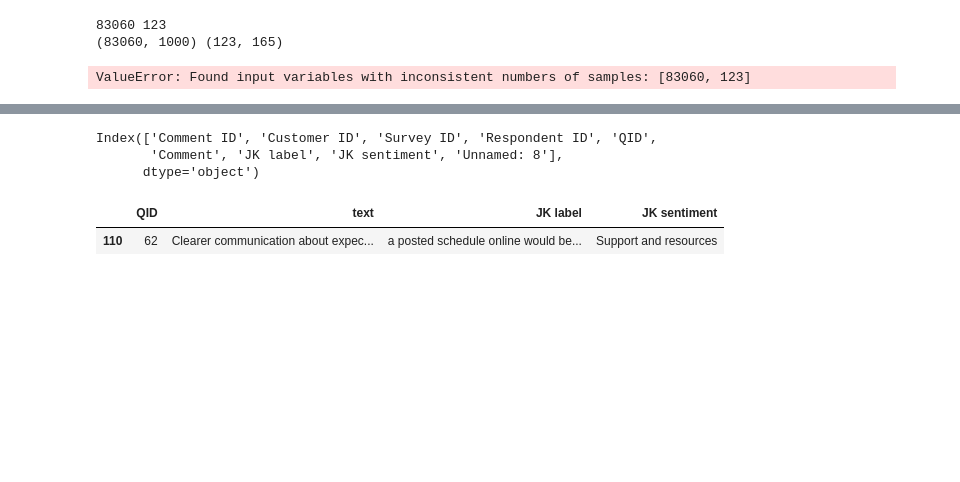
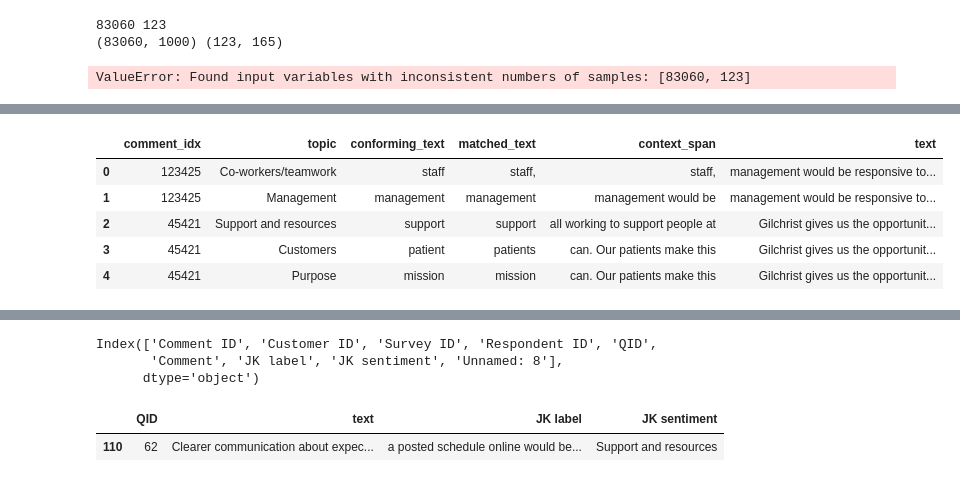
Before and after one commit to mtv2101/insight_2020a_project, a Jupyter notebook: Activated_Insights_consulting/topic_model_2.ipynb, the cells around one changed output, grey strips where cells are left out. Cells and saved outputs as stored; diff of their text form; code cells hidden in the pictures; blank space fills up the shorter version.

```diff
--- a/Activated_Insights_consulting/topic_model_2.ipynb
+++ b/Activated_Insights_consulting/topic_model_2.ipynb
@@ -73,0 +72,10 @@ print(len(q1_q2_df))
+# %%
+df = pd.read_pickle('~/PycharmProjects/insight_2020a_project/Activated_Insights_consulting/regex_scored_df.pkl')
+df.head()
+# %% [output]
+|  | comment_idx | topic | conforming_text | matched_text | context_span | text |
+| 0 | 123425 | Co-workers/teamwork | staff | staff, | staff, | management would be responsive to... |
+| 1 | 123425 | Management | management | management | management would be | management would be responsive to... |
+| 2 | 45421 | Support and resources | support | support | all working to support people at | Gilchrist gives us the opportunit... |
+| 3 | 45421 | Customers | patient | patients | can. Our patients make this | Gilchrist gives us the opportunit... |
+| 4 | 45421 | Purpose | mission | mission | can. Our patients make this | Gilchrist gives us the opportunit... |
```
Also changed, not shown: parts of 4 cells of this notebook, 3 other files.
